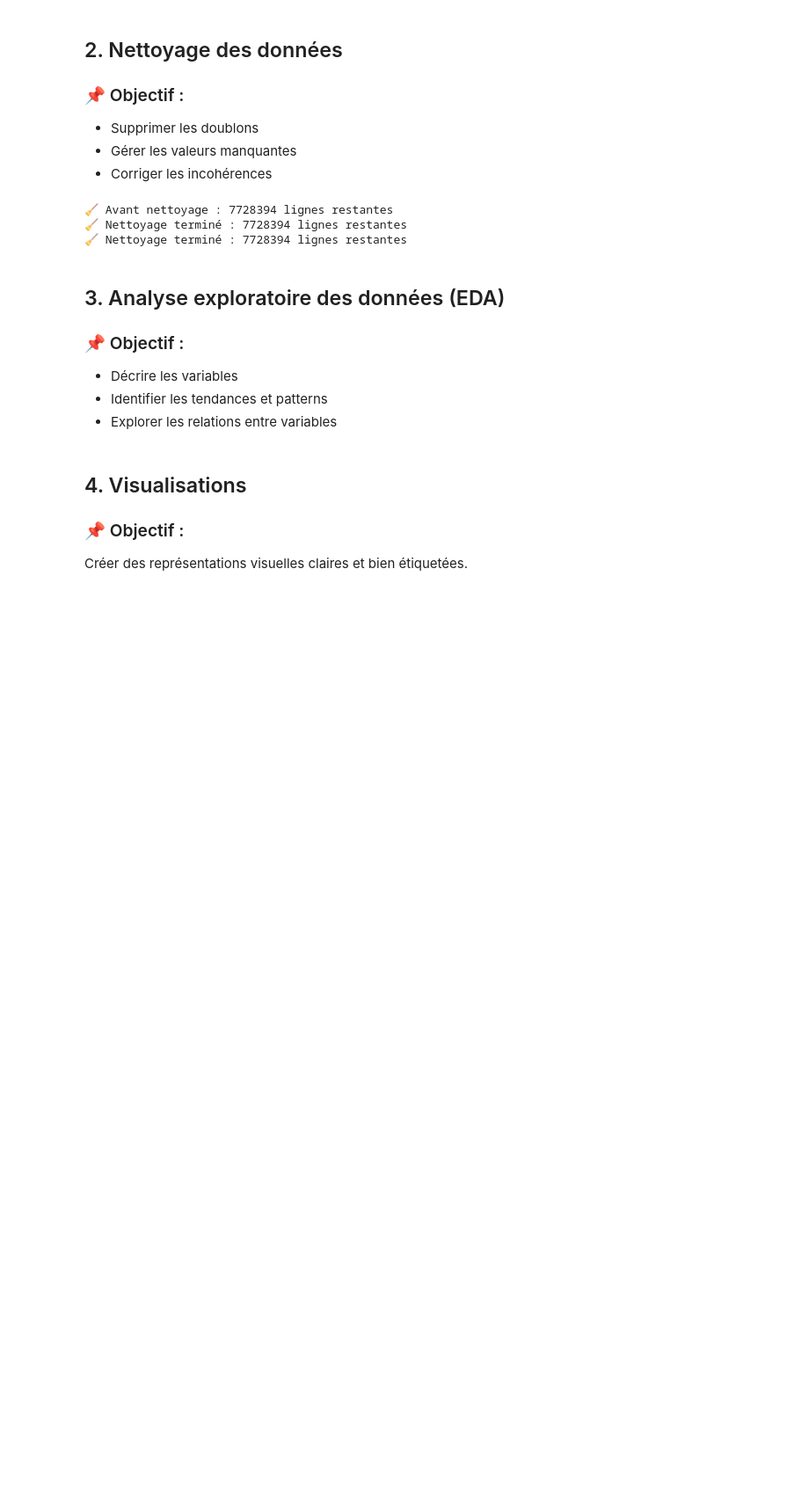
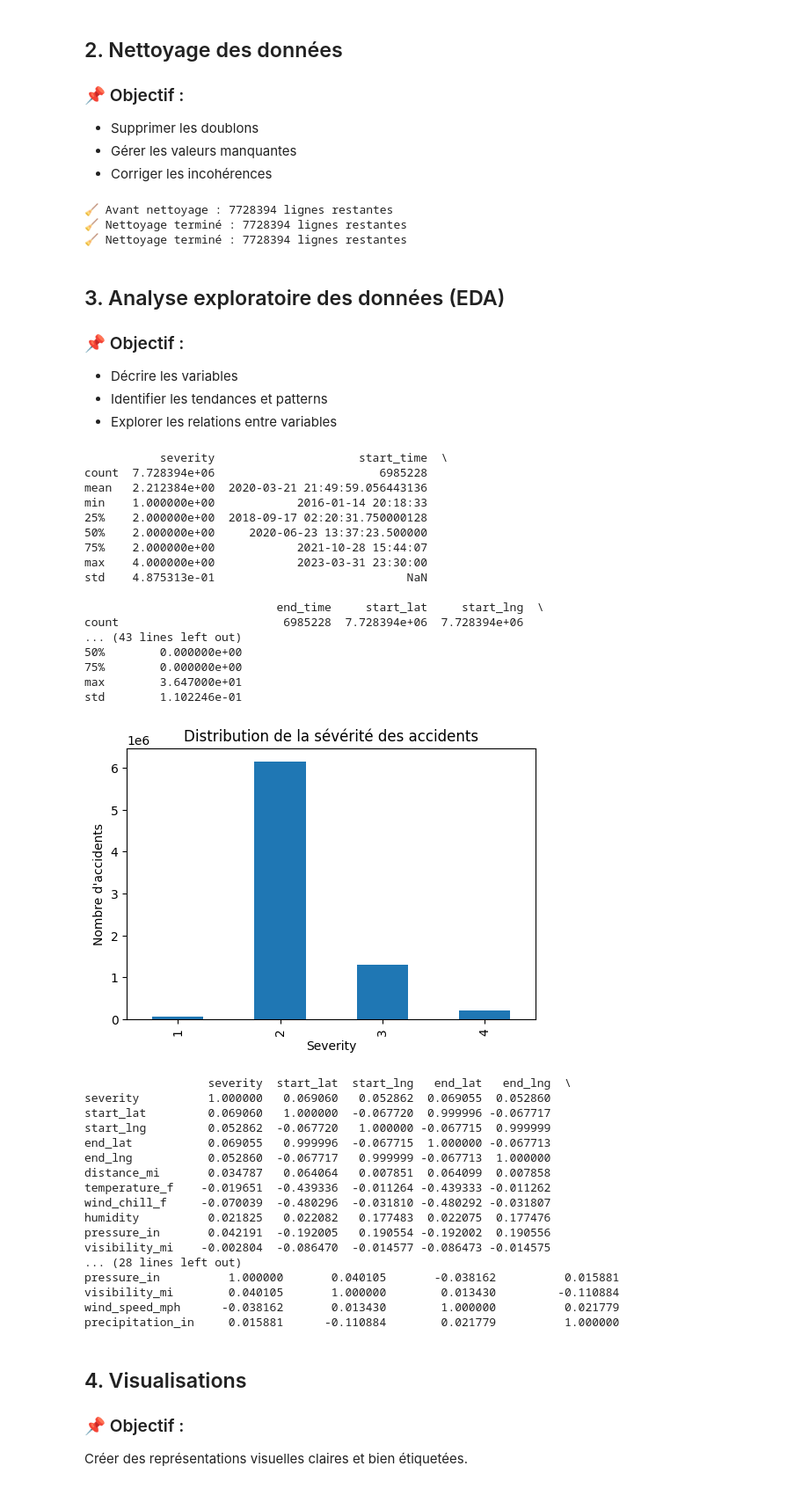
Before and after one commit to SPirate9/Hackathon_efrei, a Jupyter notebook: Hackathon_Jour2_Exploration_donnees.ipynb, the cells around one changed output. Shown at 88% size. Drawn from its saved outputs; the diff is of its cells as text; code cells hidden in the pictures; blank space fills up the shorter version.

```diff
--- a/Hackathon_Jour2_Exploration_donnees.ipynb
+++ b/Hackathon_Jour2_Exploration_donnees.ipynb
@@ -7,7 +7,7 @@ Importer les ensembles de données nécessaires (API, CSV, base de données, etc
 # %%
 # Charger le dataset US Accidents
 import pandas as pd
-csv_path = "US_Accidents_March23.csv"
+csv_path = "data/US_Accidents_March23.csv"
 df = pd.read_csv(csv_path)
 df.head()
 # %% [output]
@@ -123,19 +123,56 @@ print(f"🧹 Nettoyage terminé : {len(df)} lignes restantes")
 # %%
 # Statistiques descriptives
 print(df.describe())
 
 # Distribution d'une variable (exemple : Severity)
 import matplotlib.pyplot as plt
 plt.figure(figsize=(6,4))
-df['Severity'].value_counts().sort_index().plot(kind='bar')
+df['severity'].value_counts().sort_index().plot(kind='bar')
 plt.title('Distribution de la sévérité des accidents')
 plt.xlabel('Severity')
 plt.ylabel('Nombre d\'accidents')
 plt.show()
 
 # Corrélation entre variables numériques
-corr = df.corr()
+numeric_df = df.select_dtypes(include=['number'])
+corr = numeric_df.corr()
 print(corr)
+# %% [output]
+           severity                     start_time  \
+count  7.728394e+06                        6985228
+mean   2.212384e+00  2020-03-21 21:49:59.056443136
+min    1.000000e+00            2016-01-14 20:18:33
+25%    2.000000e+00  2018-09-17 02:20:31.750000128
+50%    2.000000e+00     2020-06-23 13:37:23.500000
+75%    2.000000e+00            2021-10-28 15:44:07
+max    4.000000e+00            2023-03-31 23:30:00
+std    4.875313e-01                            NaN
+
+                            end_time     start_lat     start_lng  \
+count                        6985228  7.728394e+06  7.728394e+06
+... (43 lines left out)
+50%        0.000000e+00
+75%        0.000000e+00
+max        3.647000e+01
+std        1.102246e-01
+[figure, added]
+                  severity  start_lat  start_lng   end_lat   end_lng  \
+severity          1.000000   0.069060   0.052862  0.069055  0.052860
+start_lat         0.069060   1.000000  -0.067720  0.999996 -0.067717
+start_lng         0.052862  -0.067720   1.000000 -0.067715  0.999999
+end_lat           0.069055   0.999996  -0.067715  1.000000 -0.067713
+end_lng           0.052860  -0.067717   0.999999 -0.067713  1.000000
+distance_mi       0.034787   0.064064   0.007851  0.064099  0.007858
+temperature_f    -0.019651  -0.439336  -0.011264 -0.439333 -0.011262
+wind_chill_f     -0.070039  -0.480296  -0.031810 -0.480292 -0.031807
+humidity          0.021825   0.022082   0.177483  0.022075  0.177476
+pressure_in       0.042191  -0.192005   0.190554 -0.192002  0.190556
+visibility_mi    -0.002804  -0.086470  -0.014577 -0.086473 -0.014575
+... (28 lines left out)
+pressure_in          1.000000       0.040105       -0.038162          0.015881
+visibility_mi        0.040105       1.000000        0.013430         -0.110884
+wind_speed_mph      -0.038162       0.013430        1.000000          0.021779
+precipitation_in     0.015881      -0.110884        0.021779          1.000000
 # %% [markdown]
 ## 4. Visualisations
 ### 📌 Objectif :
```
Also changed, not shown: parts of 3 cells of this notebook.
